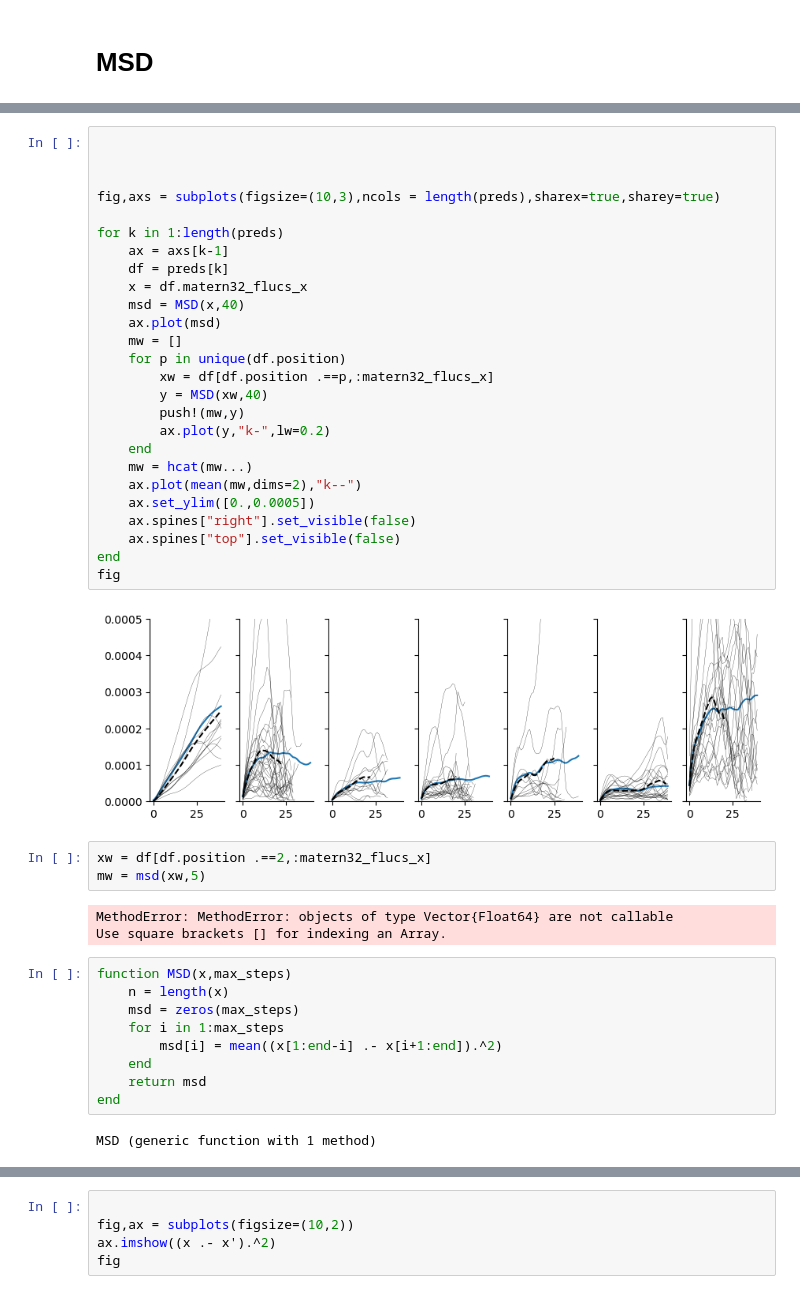
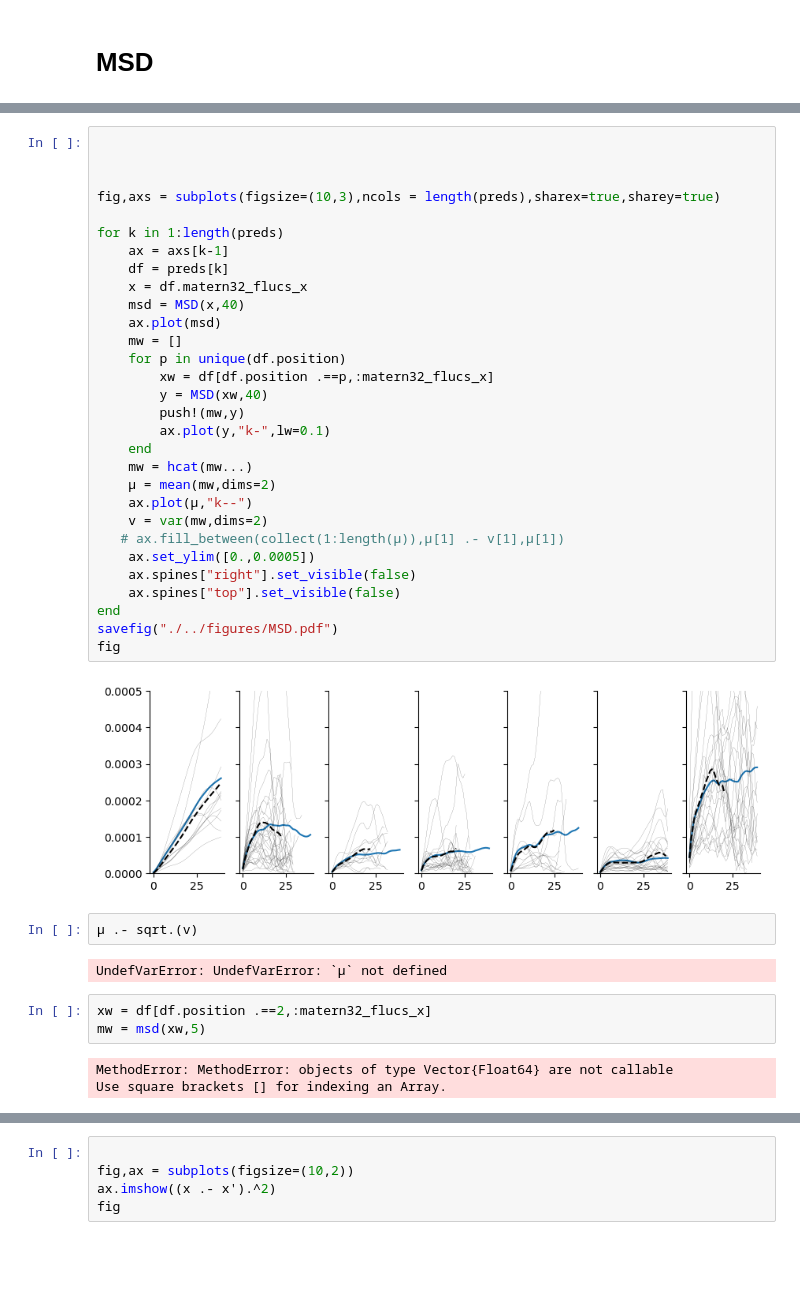
Before and after one commit to elevien/L1210, a Jupyter notebook: src/notebooks/PAPER_gp.ipynb, the cells around one changed output, grey strips where cells are left out. Saved outputs shown, nothing was run; the diff lists cells and outputs as text; blank space fills up the shorter version.

```diff
--- a/src/notebooks/PAPER_gp.ipynb
+++ b/src/notebooks/PAPER_gp.ipynb
@@ -80,45 +110,42 @@ X = [df[df.position .==p,:matern32_flucs_x] for p in unique(df.position)]
 # %%
 
 
 
 fig,axs = subplots(figsize=(10,3),ncols = length(preds),sharex=true,sharey=true)
 
 for k in 1:length(preds)
     ax = axs[k-1]
     df = preds[k]
     x = df.matern32_flucs_x
     msd = MSD(x,40)
     ax.plot(msd)
     mw = []
     for p in unique(df.position)
         xw = df[df.position .==p,:matern32_flucs_x]
         y = MSD(xw,40)
         push!(mw,y)
-        ax.plot(y,"k-",lw=0.2)
+        ax.plot(y,"k-",lw=0.1)
     end
     mw = hcat(mw...)
-    ax.plot(mean(mw,dims=2),"k--")
+    μ = mean(mw,dims=2)
+    ax.plot(μ,"k--")
+    v = var(mw,dims=2)
+   # ax.fill_between(collect(1:length(μ)),μ[1] .- v[1],μ[1])
     ax.set_ylim([0.,0.0005])
     ax.spines["right"].set_visible(false)
     ax.spines["top"].set_visible(false)
 end
+savefig("./../figures/MSD.pdf")
 fig
 # %% [output]
-[figure, old version]
+[figure, new version]
+# %%
+μ .- sqrt.(v)
+# %% [output]
+UndefVarError: UndefVarError: `μ` not defined
 # %%
 xw = df[df.position .==2,:matern32_flucs_x]
 mw = msd(xw,5)
 # %% [output]
 MethodError: MethodError: objects of type Vector{Float64} are not callable
 Use square brackets [] for indexing an Array.
-# %%
-function MSD(x,max_steps)
-    n = length(x)
-    msd = zeros(max_steps)
-    for i in 1:max_steps
-        msd[i] = mean((x[1:end-i] .- x[i+1:end]).^2)
-    end
-    return msd
-end
-# %% [output]
-MSD (generic function with 1 method)
```
Also changed, not shown: parts of 7 cells of this notebook, 7 other files.
